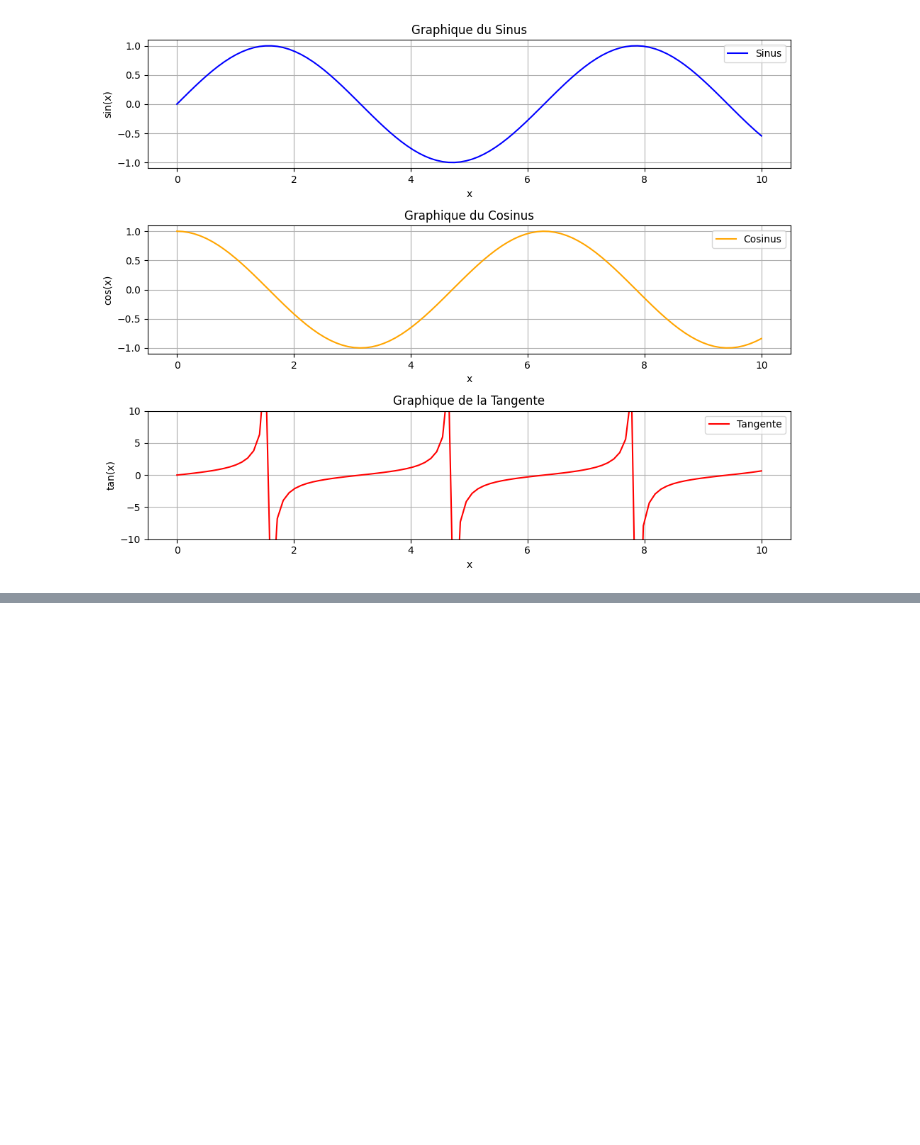
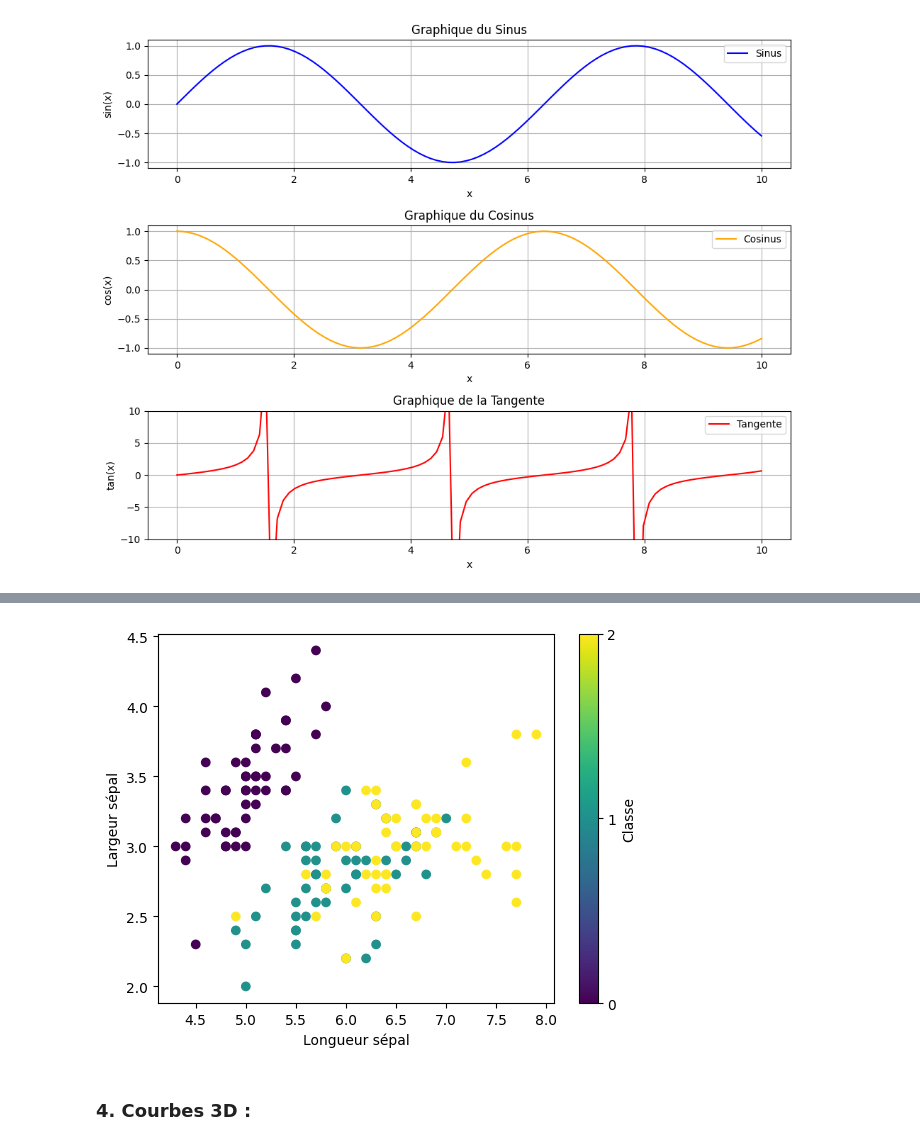
Before and after one commit to mohameml/machine_learning, a Jupyter notebook: Coures/02_biblotheque_de_base/02_matplotlib/examples/examples.ipynb, the cells around one changed output, grey strips where cells are left out. Cells and saved outputs as stored; diff of their text form; code cells hidden in the pictures; blank space fills up the shorter version.

```diff
--- a/Coures/02_biblotheque_de_base/02_matplotlib/examples/examples.ipynb
+++ b/Coures/02_biblotheque_de_base/02_matplotlib/examples/examples.ipynb
@@ -108,0 +177,10 @@ plt.show()
+# %%
+plt.scatter(x[:, 0], x[:, 1], c=y, cmap='viridis')
+plt.xlabel("Longueur sépal")
+plt.ylabel("Largeur sépal")
+plt.colorbar(ticks=np.unique(y), label="Classe")
+plt.show()
+# %% [output]
+[figure, added]
+# %% [markdown]
+### 4. Courbes 3D :
```
Also changed, not shown: parts of 24 cells of this notebook, 16 other files.
